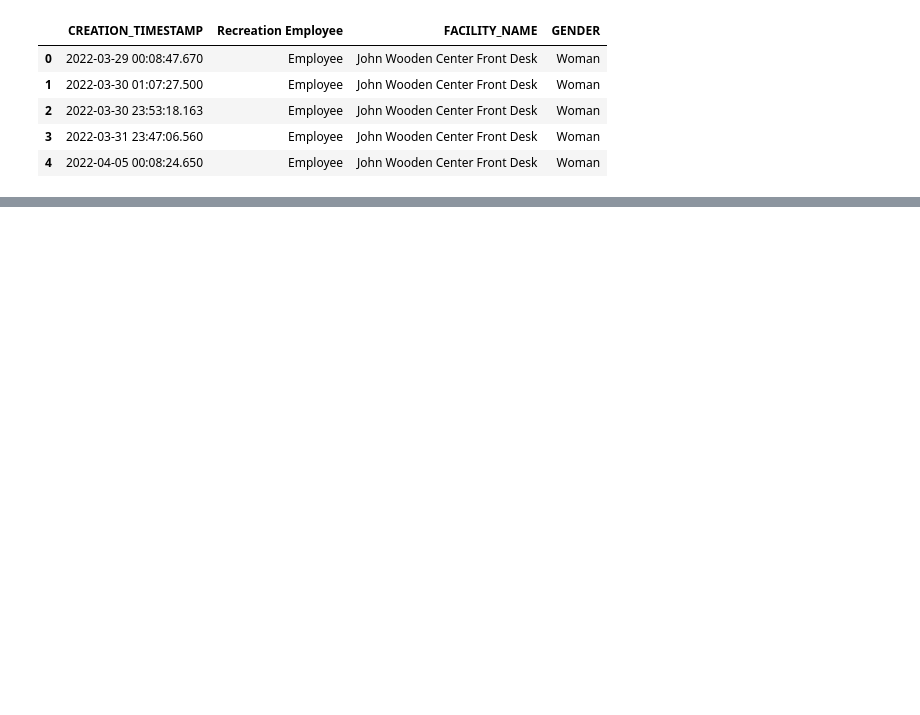
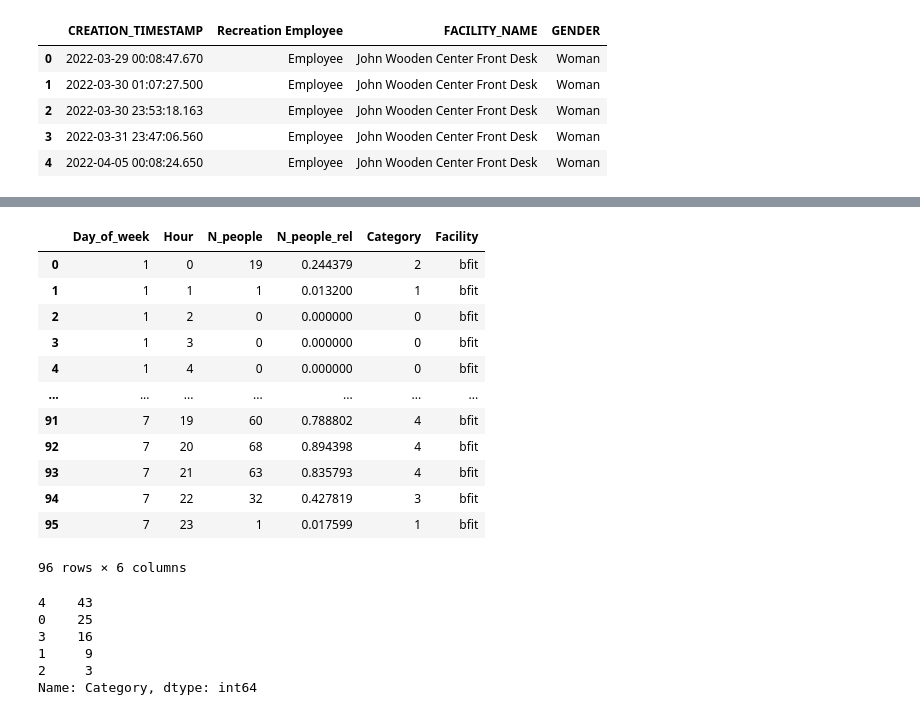
Before and after one commit to dailybruin/the-stack, a Jupyter notebook: python/posts/gym-traffic-2023/gym_traffic_2023_data_cleaning.ipynb, the cells around one changed output, grey strips where cells are left out. Saved outputs shown, nothing was run; the diff lists cells and outputs as text; code cells hidden in the pictures; blank space fills up the shorter version.

```diff
--- a/python/posts/gym-traffic-2023/gym_traffic_2023_data_cleaning.ipynb
+++ b/python/posts/gym-traffic-2023/gym_traffic_2023_data_cleaning.ipynb
@@ -14,0 +192,8 @@ raw_data.head()
+# %%
+# Separating facilities (will join again later)
+
+# only keep bfit
+bfit = facility_heatchart_data[facility_heatchart_data['Facility'].isin(['bfit'])]
+
+# only keep wooden
+wooden = facility_heatchart_data[facility_heatchart_data['Facility'].isin(['wooden'])]
@@ -14,0 +234,14 @@ raw_data.head()
+# %%
+# Initialize new dataframe (formatted for .js, will be joined together)
+
+facility_heatchart_columns = {
+    'Day_of_week': int,
+    'Hour': int,
+    'N_people': int,
+    'N_people_rel': float,
+    'Category': int,
+    'Facility': str
+}
+
+bfit_heatchart_data = pd.DataFrame(columns=facility_heatchart_columns)
+wooden_heatchart_data = pd.DataFrame(columns=facility_heatchart_columns)
@@ -14,0 +428,25 @@ raw_data.head()
+# %%
+bfit_heatchart_data
+# %% [output]
+|  | Day_of_week | Hour | N_people | N_people_rel | Category | Facility |
+| 0 | 1 | 0 | 19 | 0.244379 | 2 | bfit |
+| 1 | 1 | 1 | 1 | 0.013200 | 1 | bfit |
+| 2 | 1 | 2 | 0 | 0.000000 | 0 | bfit |
+| 3 | 1 | 3 | 0 | 0.000000 | 0 | bfit |
+| 4 | 1 | 4 | 0 | 0.000000 | 0 | bfit |
+| ... | ... | ... | ... | ... | ... | ... |
+| 91 | 7 | 19 | 60 | 0.788802 | 4 | bfit |
+| 92 | 7 | 20 | 68 | 0.894398 | 4 | bfit |
+| 93 | 7 | 21 | 63 | 0.835793 | 4 | bfit |
+| 94 | 7 | 22 | 32 | 0.427819 | 3 | bfit |
+| 95 | 7 | 23 | 1 | 0.017599 | 1 | bfit |
+96 rows × 6 columns
+# %%
+bfit_heatchart_data['Category'].value_counts()
+# %% [output]
+4    43
+0    25
+3    16
+1     9
+2     3
+Name: Category, dtype: int64
```
Also changed, not shown: parts of 30 cells of this notebook, 1 other file.
